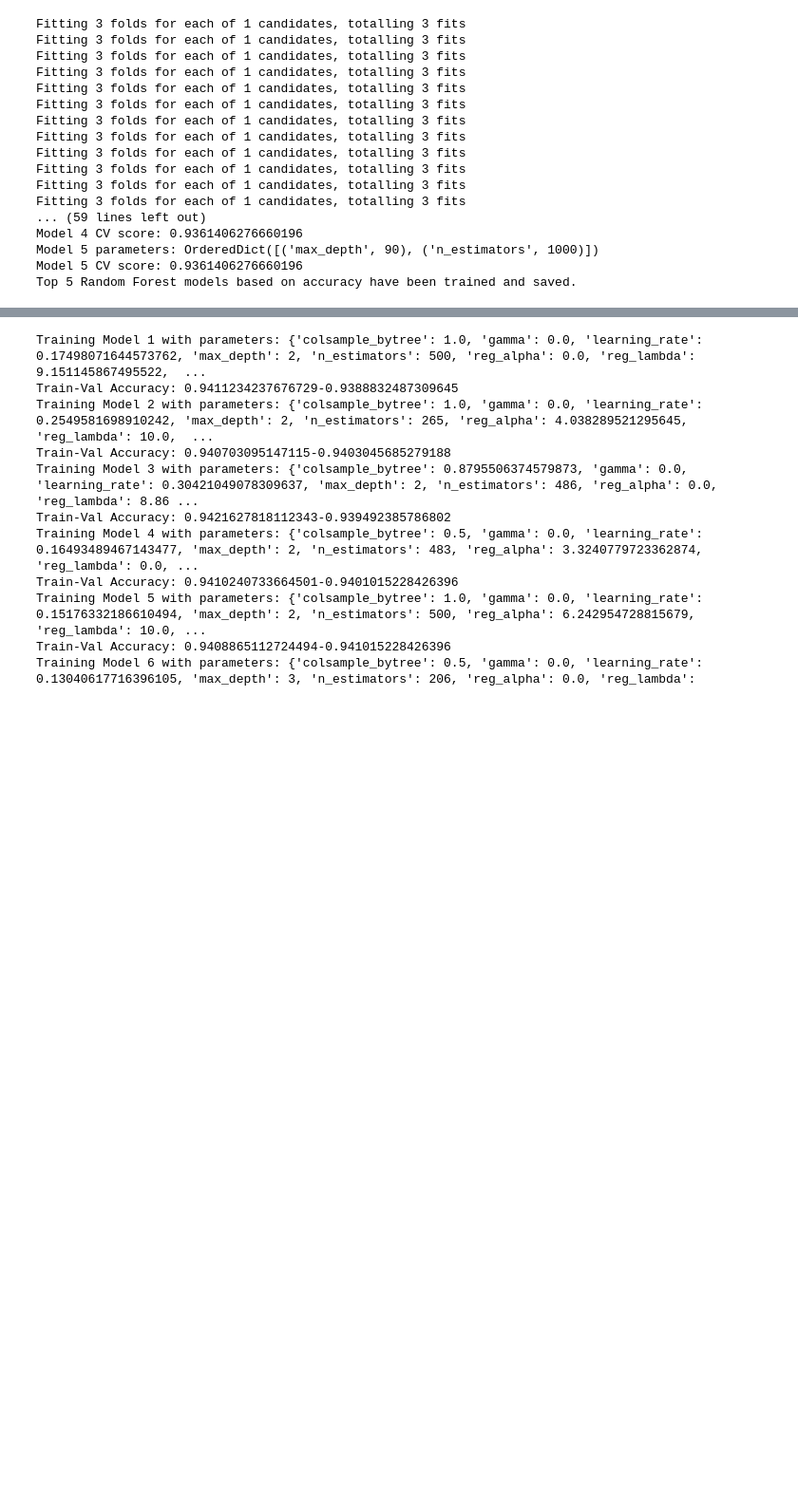
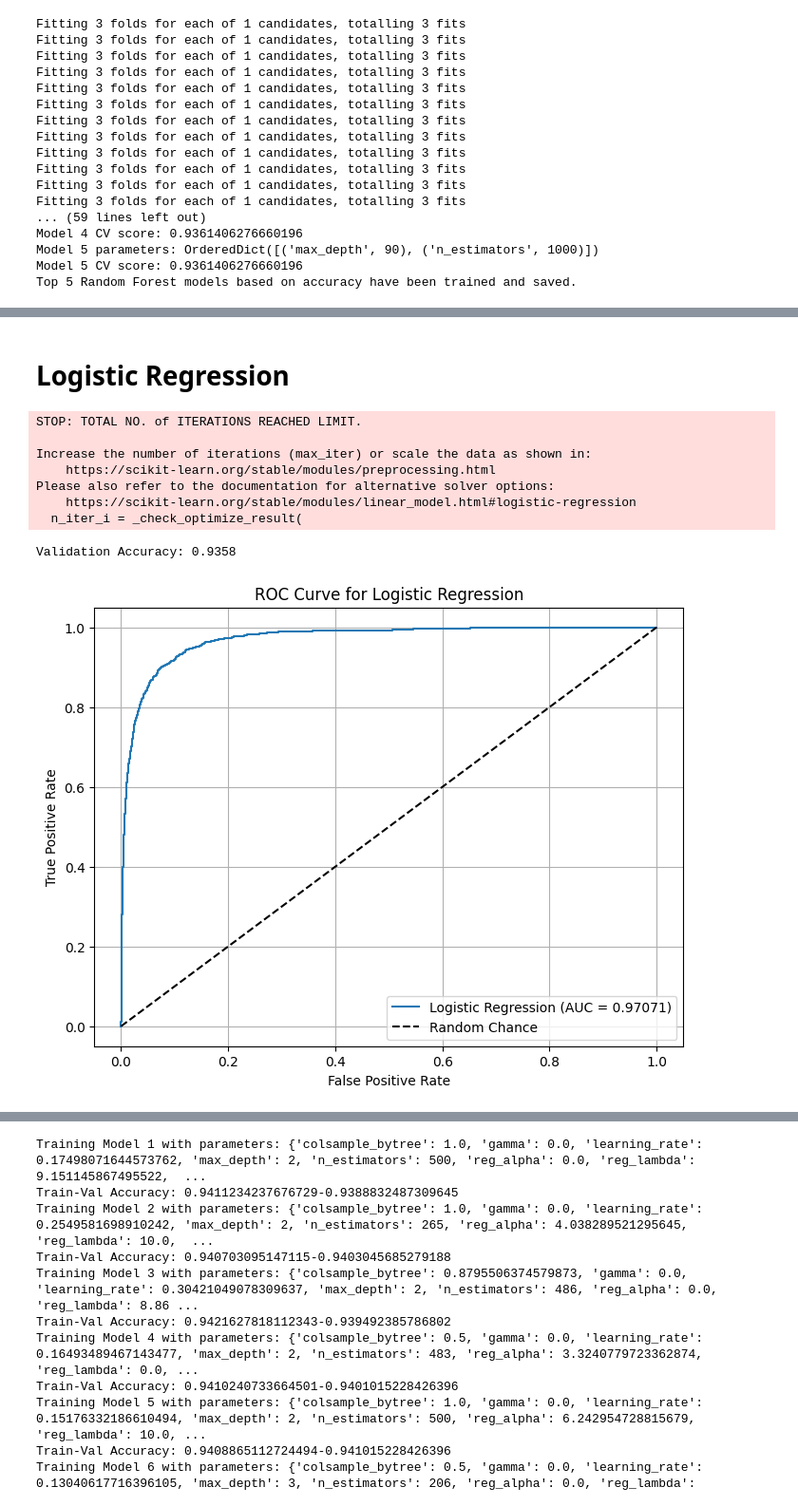
Before and after one commit to geopan2000/Exploring-Mental-Health-Data, a Jupyter notebook: Mental-Health-Data4.ipynb, the cells around one changed output, grey strips where cells are left out. Shown at 95% size. Cells and saved outputs as stored; diff of their text form; code cells hidden in the pictures; blank space fills up the shorter version.

```diff
--- a/Mental-Health-Data4.ipynb
+++ b/Mental-Health-Data4.ipynb
@@ -632,0 +700,42 @@ Top 5 Random Forest models based on accuracy have been trained and saved.
+# %% [markdown]
+# Logistic Regression
+# %%
+from sklearn.linear_model import LogisticRegression
+from sklearn.metrics import accuracy_score, roc_curve, auc
+import matplotlib.pyplot as plt
+
+# Define and train the Logistic Regression model
+logistic_model = LogisticRegression(max_iter=10000)  # Increase max_iter for convergence
+logistic_model.fit(X_train, y_train)  # Train the model on training data
+
+# Make predictions and evaluate the model
+y_pred = logistic_model.predict(X_val)  # Predicted labels
+y_pred_proba = logistic_model.predict_proba(X_val)[:, 1]  # Predicted probabilities for positive class
+
+# Accuracy score
+accuracy = accuracy_score(y_val, y_pred)
+print(f"Validation Accuracy: {accuracy:.4f}")
+
+# Plot ROC Curve
+fpr, tpr, _ = roc_curve(y_val, y_pred_proba)
+roc_auc = auc(fpr, tpr)
+
+plt.figure(figsize=(8, 6))
+plt.plot(fpr, tpr, label=f"Logistic Regression (AUC = {roc_auc:.5f})")
+plt.plot([0, 1], [0, 1], 'k--', label='Random Chance')
+plt.xlabel('False Positive Rate')
+plt.ylabel('True Positive Rate')
+plt.title('ROC Curve for Logistic Regression')
+plt.legend(loc='lower right')
+plt.grid(True)
+plt.show()
+# %% [output]
+STOP: TOTAL NO. of ITERATIONS REACHED LIMIT.
+
+Increase the number of iterations (max_iter) or scale the data as shown in:
+    https://scikit-learn.org/stable/modules/preprocessing.html
+Please also refer to the documentation for alternative solver options:
+    https://scikit-learn.org/stable/modules/linear_model.html#logistic-regression
+  n_iter_i = _check_optimize_result(
+Validation Accuracy: 0.9358
+[figure, added]
```
Also changed, not shown: parts of 12 cells of this notebook.
